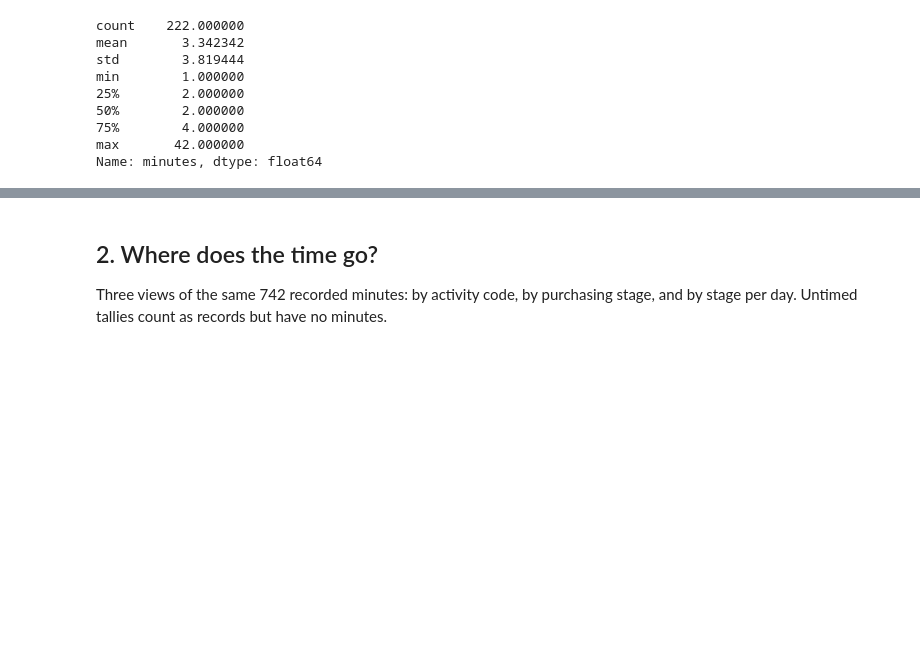
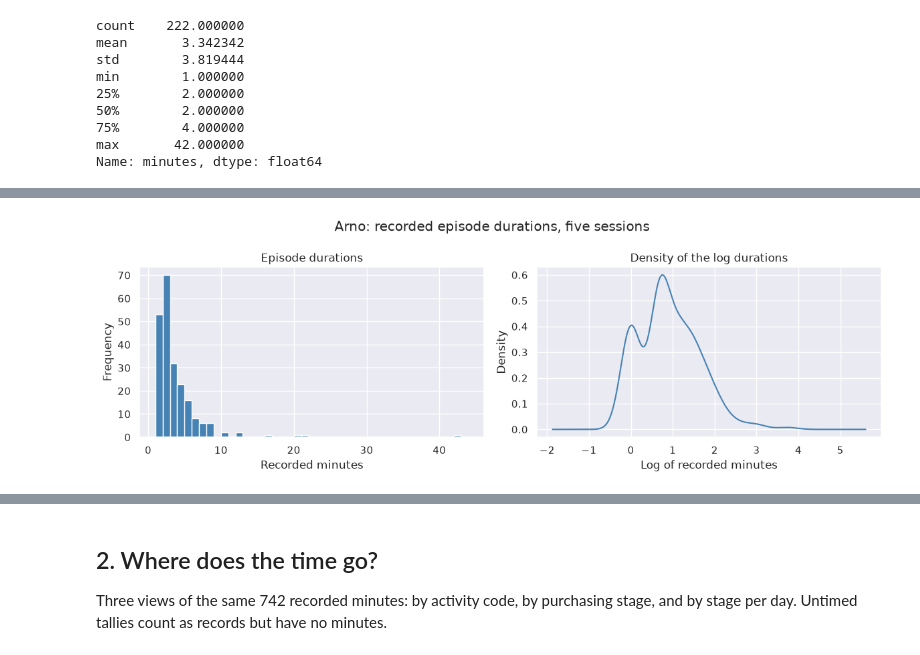
Before and after one commit to Luuuuuig/Bachelor-End-Project, a Jupyter notebook: Arno_Analysis_2026_10_02.ipynb, the cells around one changed output, grey strips where cells are left out. Drawn from its saved outputs; the diff is of its cells as text; code cells hidden in the pictures; blank space fills up the shorter version.

```diff
--- a/Arno_Analysis_2026_10_02.ipynb
+++ b/Arno_Analysis_2026_10_02.ipynb
@@ -157,3 +107,15 @@ Recorded minutes: 742.0
 | 2 | OBS-02 | REQ-mail | NaN | NaN | NaN | 0 | NaN | NaN | Ordering | 2026-08-31 | ... |
 | 3 | OBS-02 | PO | 10:42 | 10:44 | 1L | 0 | NaN | NaN | Ordering | 2026-08-31 | ... |
 | 4 | OBS-02 | SEND | 10:46 | 10:51 | 1L | 0 | NaN | Error Exact | Ordering | 2026-08-31 | ... |
+# %%
+# Duration = end minus start; untimed tallies stay missing, not zero
+start = pd.to_datetime(observations["Start"], format="%H:%M", errors="coerce")
+end = pd.to_datetime(observations["End"], format="%H:%M", errors="coerce")
+observations["minutes"] = (end - start).dt.total_seconds() / 60
+
+# Leave out the lost-focus episode of 8 September
+lost_focus = observations["date"].eq("2026-09-08") & observations["Case"].eq("OBS-16")
+included = observations.loc[~lost_focus].copy()
+
+print("Records:", len(observations), "- included:", len(included))
+print("Recorded minutes:", included["minutes"].sum())
@@ -636,0 +168,16 @@ new_kinds_excl_former_exc: days 1–3 as base, 4–5 as run: 4 new of 25 (16%);
+# %%
+# Group variants such as REQ-mail and REQ-phone under REQ; the original Activity stays unchanged
+included["activity_group"] = included["Activity"].fillna("UNCLEAR").str.upper().str.strip().str.split("-").str[0]
+included["activity_group"] = included["activity_group"].replace({"EXC": "OTHER", "OTHER/EXC": "OTHER", "[UNCERTAIN]": "UNCLEAR"})
+
+# REQ-Exact points to a PO Arno generated earlier, not to a new request
+included.loc[included["Activity"].str.upper().eq("REQ-EXACT"), "activity_group"] = "PO-REVISIT"
+
+# Former EXC stays in the total, outside the improvement scope (1 October)
+included["former_exc"] = included["Activity"].str.upper().str.contains("EXC", na=False)
+included.loc[included["former_exc"], "activity_group"] = "OTHER (outside improvement)"
+
+# Rows without a stage stay visible as "Unassigned"
+included["stage"] = included["Van Weele stage"].fillna("Unassigned")
+
+included["activity_group"].value_counts()
@@ -636,0 +277,14 @@ new_kinds_excl_former_exc: days 1–3 as base, 4–5 as run: 4 new of 25 (16%);
+# %%
+# Histogram of the durations and density plot of the log durations
+fig, ax = plt.subplots(nrows=1, ncols=2, figsize=(12, 4))
+timed["minutes"].plot(kind="hist", bins=range(1, 45), ax=ax[0], color="steelblue")
+ax[0].set_xlabel("Recorded minutes")
+ax[0].set_title("Episode durations")
+timed["log_minutes"].plot(kind="density", ax=ax[1], color="steelblue")
+ax[1].set_xlabel("Log of recorded minutes")
+ax[1].set_title("Density of the log durations")
+fig.suptitle("Arno: recorded episode durations, five sessions")
+plt.tight_layout()
+plt.show()
+# %% [output]
+[figure, added]
```
Also changed, not shown: parts of 200 cells of this notebook.
